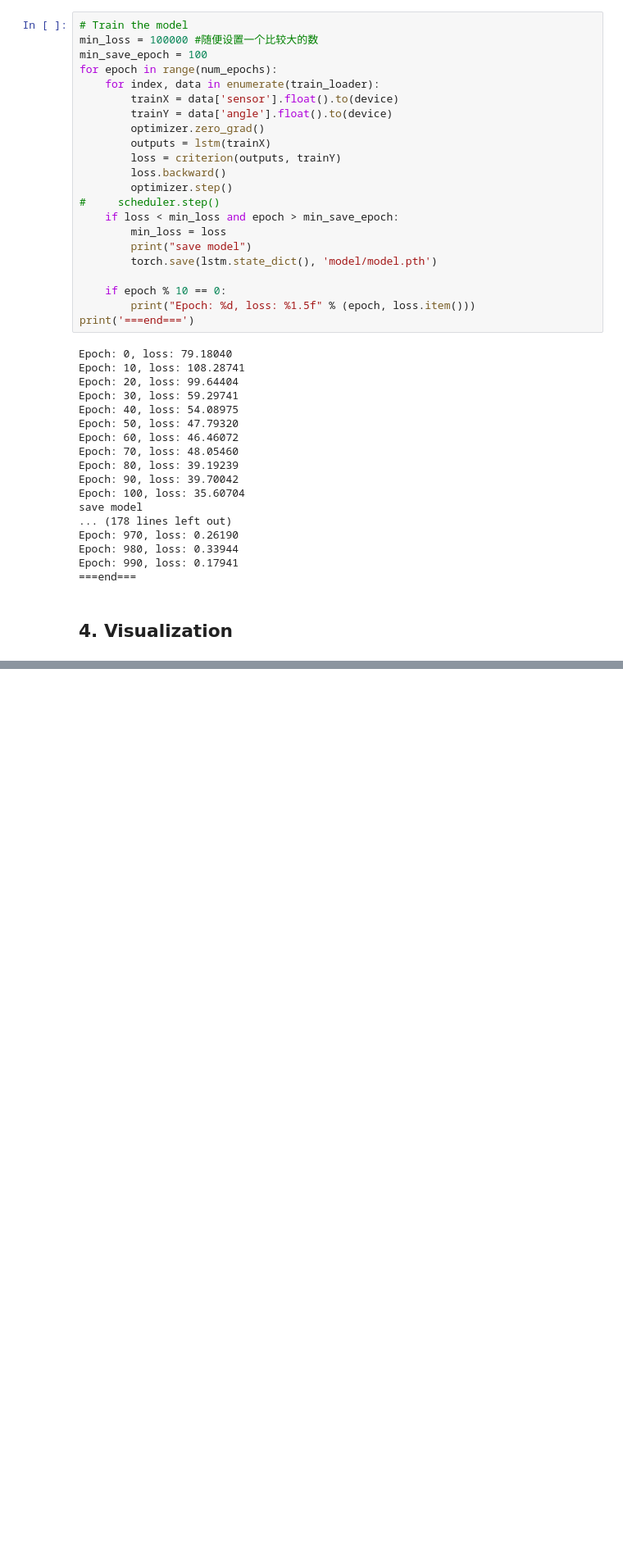
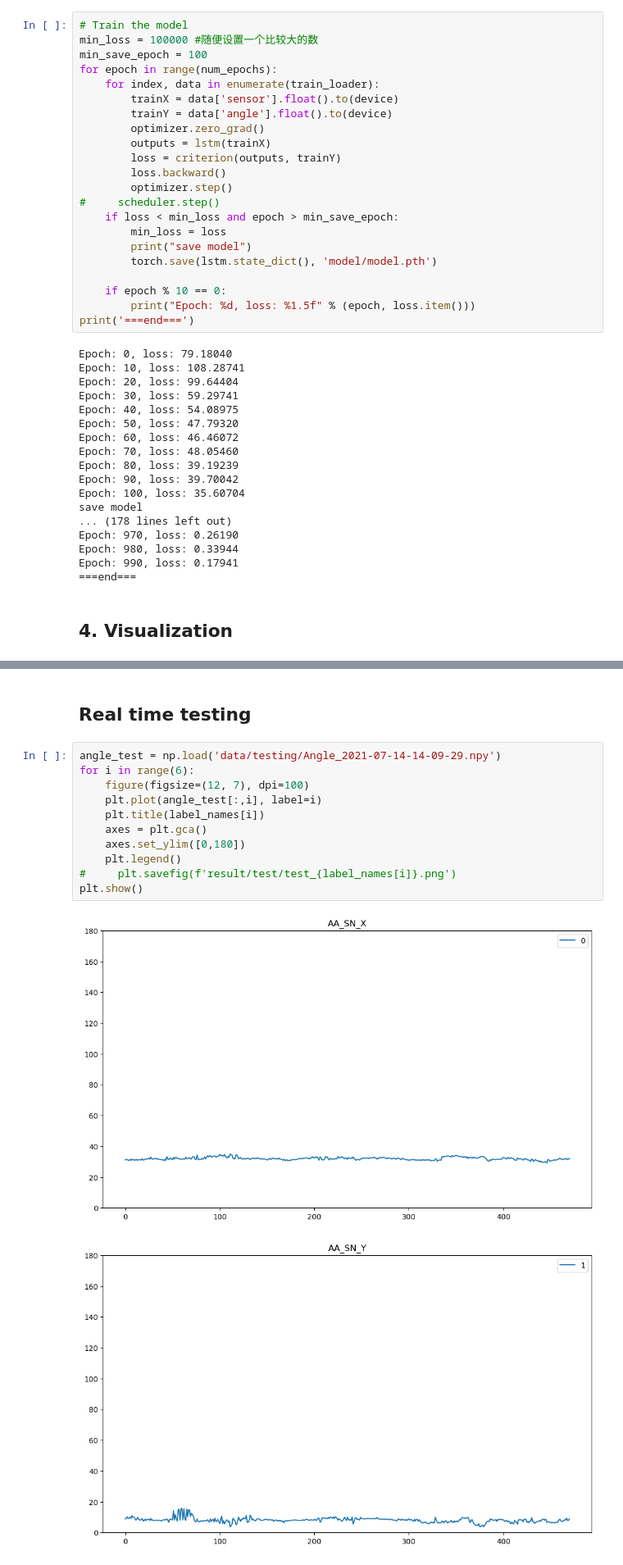
Before and after one commit to CSUHYD/ShoulderSensor, a Jupyter notebook: train.ipynb, the cells around one changed output, grey strips where cells are left out. Shown at 82% size. Saved outputs shown, nothing was run; the diff lists cells and outputs as text; blank space fills up the shorter version.

```diff
--- a/train.ipynb
+++ b/train.ipynb
@@ -376,0 +399,16 @@ mean loss: 1.107489329008829
+# %% [markdown]
+## Real time testing
+# %%
+angle_test = np.load('data/testing/Angle_2021-07-14-14-09-29.npy')
+for i in range(6):
+    figure(figsize=(12, 7), dpi=100)
+    plt.plot(angle_test[:,i], label=i)
+    plt.title(label_names[i])
+    axes = plt.gca()
+    axes.set_ylim([0,180])
+    plt.legend()
+#     plt.savefig(f'result/test/test_{label_names[i]}.png')
+plt.show()
+# %% [output]
+[figure, added]
+[figure, added]
```
Also changed, not shown: parts of 7 cells of this notebook, 23 other files.
